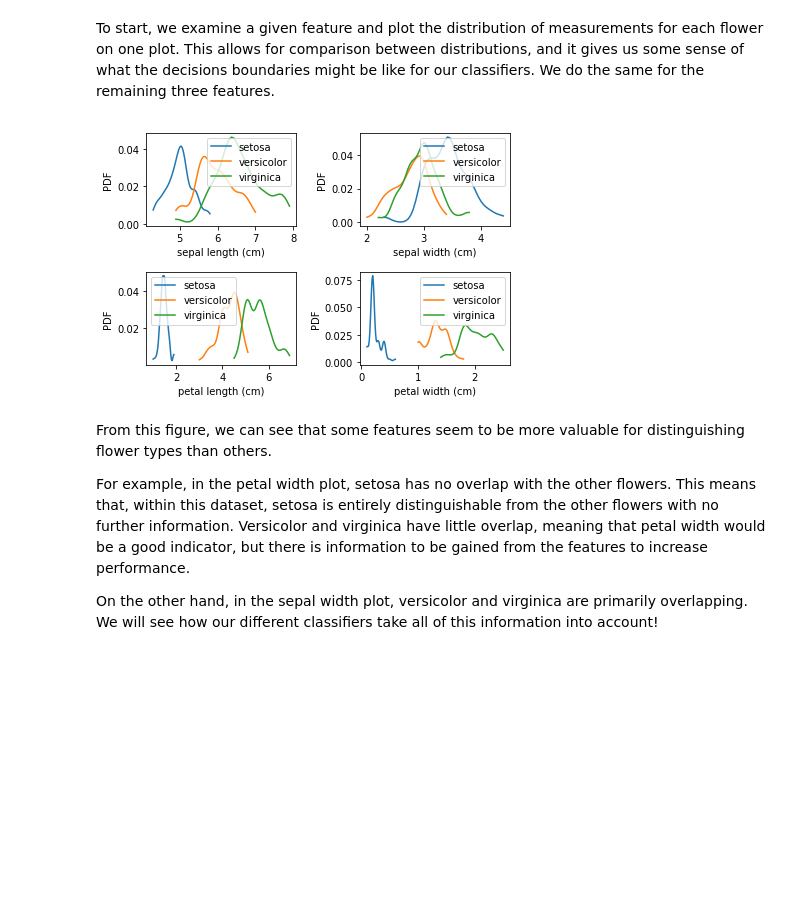
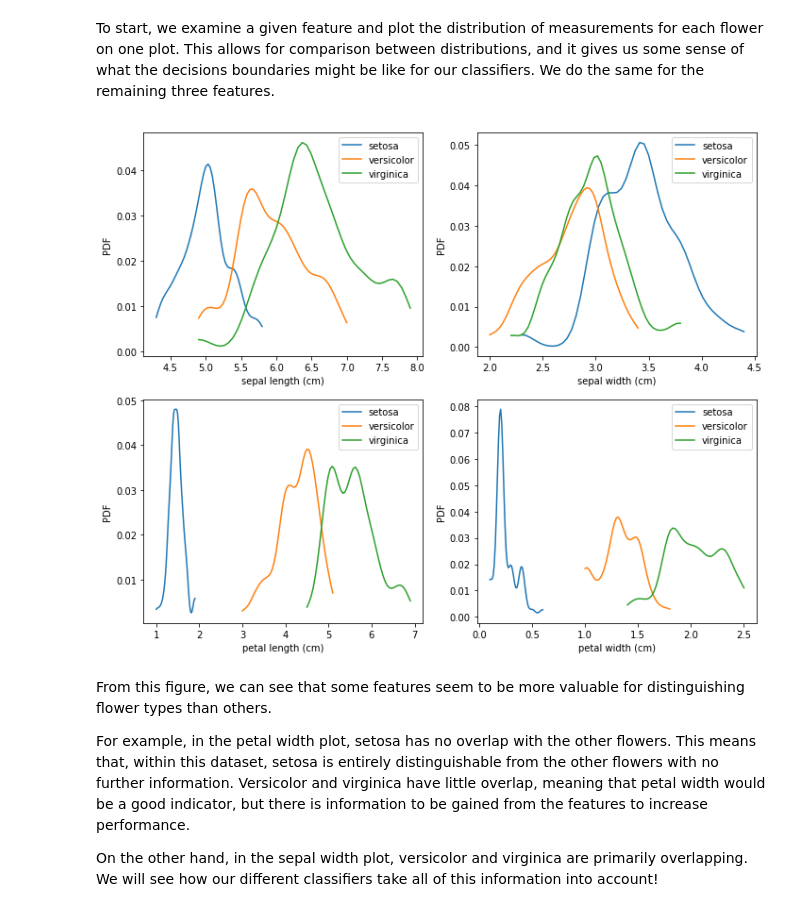
Before and after one commit to ASHSWAN1999/Bayes-vs-Machine-Learning-Comparison, a Jupyter notebook: project3.ipynb, the cells around one changed output. Cells and saved outputs as stored; diff of their text form; code cells hidden in the pictures; blank space fills up the shorter version.

Commit message:
Making graphics bigger

```diff
--- a/project3.ipynb
+++ b/project3.ipynb
@@ -54,24 +54,25 @@ virginica = df[df.flower == 2].reset_index(drop=True)
 # %% [markdown]
 To start, we examine a given feature and plot the distribution of measurements for each flower on one plot. This allows for comparison between distributions, and it gives us some sense of what the decisions boundaries might be like for our classifiers. We do the same for the remaining three features.
 # %%
+plt.figure(figsize=(10,8))
 for fl in [setosa,versicolor,virginica]:
 
 
     for i, feature in enumerate(iris.feature_names):
 
         kde = gaussian_kde(fl[feature],bw_method=0.3)
 
         xs = np.linspace(fl[feature].min(), fl[feature].max())
         ds = kde.evaluate(xs)
         ds /= ds.sum()
 
         plt.subplot(2,2,i+1)
 
         plt.plot(xs, ds, label=iris.target_names[fl.flower[0]])
 
         decorate(xlabel=feature, ylabel='PDF')
 # %% [output]
-[figure, old version]
+[figure, new version]
 # %% [markdown]
 From this figure, we can see that some features seem to be more valuable for distinguishing flower types than others.
 
```
Also changed, not shown: parts of 5 cells of this notebook.
